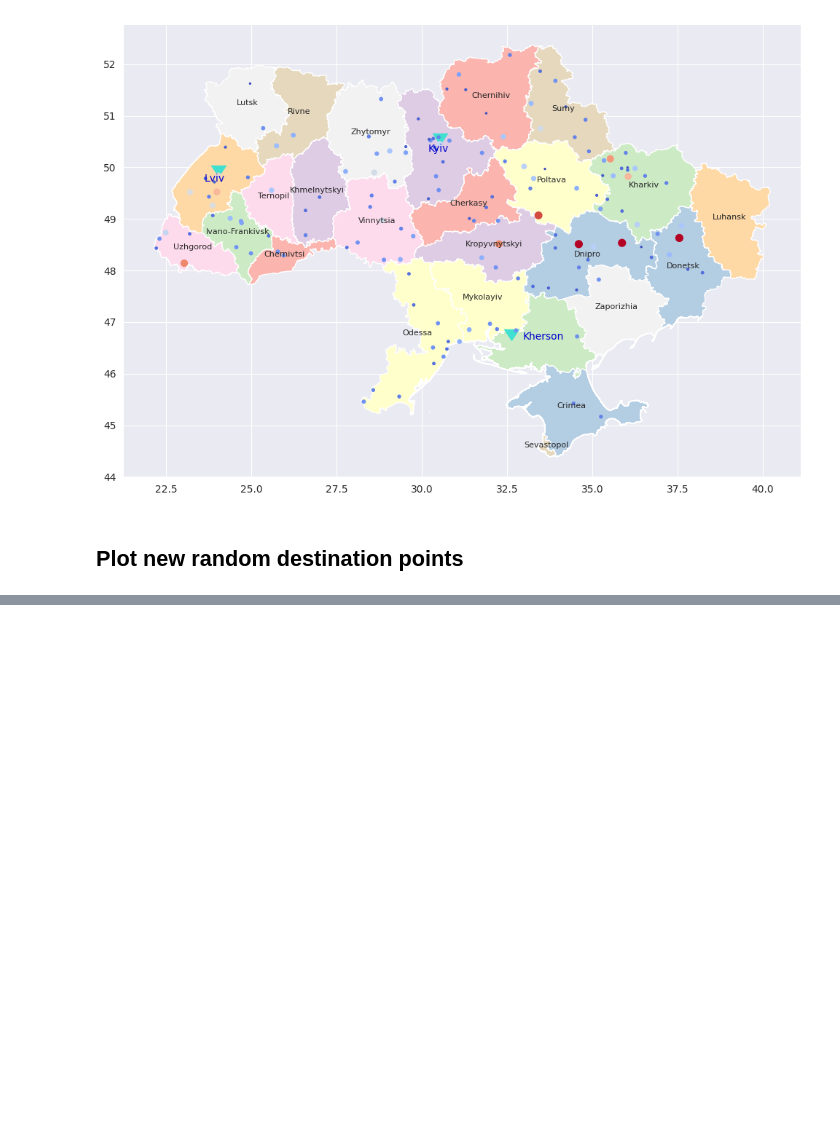
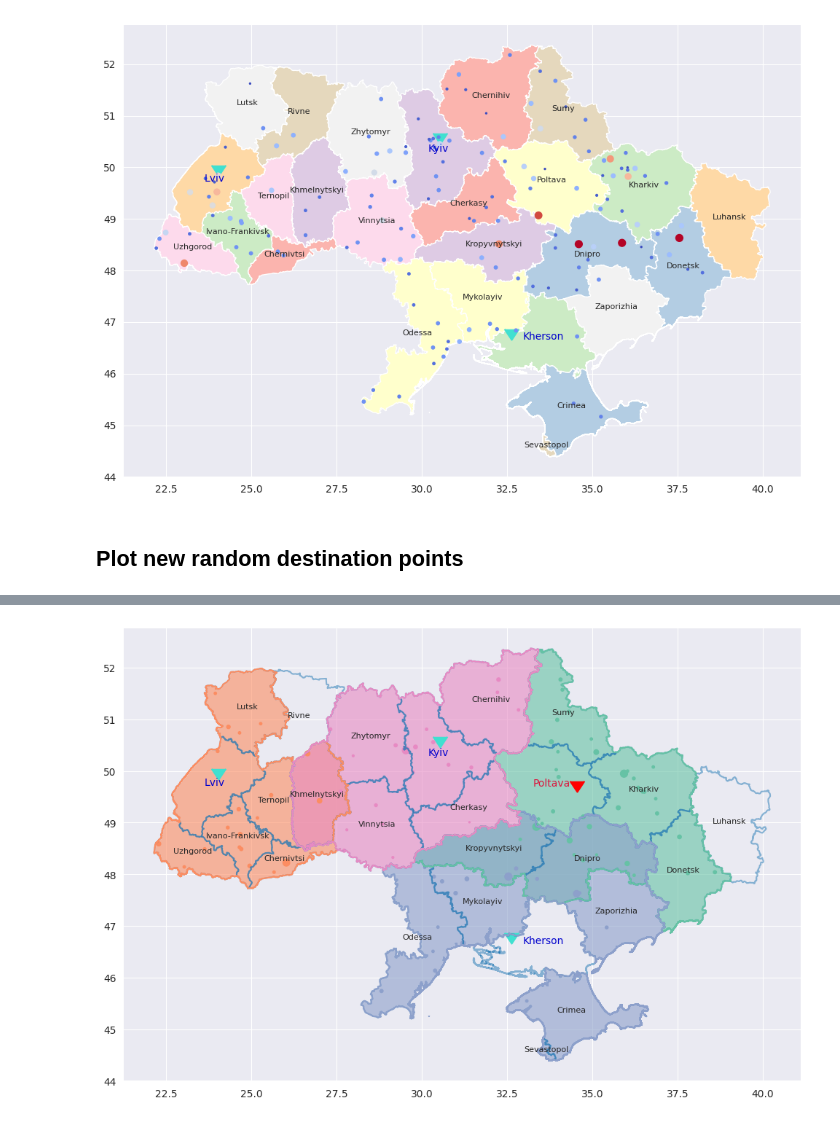
Before and after one commit to alorthius/tarilka, a Jupyter notebook: proj.ipynb, the cells around one changed output, grey strips where cells are left out. Drawn from its saved outputs; the diff is of its cells as text; code cells hidden in the pictures; blank space fills up the shorter version.

```diff
--- a/proj.ipynb
+++ b/proj.ipynb
@@ -192,0 +202,11 @@ best_clustering.head()
+# %%
+clusters = {}  # new_warehouses_total
+all_warehouses = frozenset(warehouses.union(best_new_warehouses))
+colors = matplotlib.cm.get_cmap('Set2')
+
+for i, wh in enumerate(all_warehouses):
+    regions_in_range = frozenset(best_clustering[best_clustering['closest_warehouse'] == wh]['region'].to_numpy())
+    # names_in_range = [df_regions[df_regions['REGION'] == reg]['NAME_1'].to_numpy()[0] for reg in regions_in_range]
+    clusters[wh] = (colors(i), regions_in_range)
+
+clusters
@@ -192,0 +231,29 @@ best_clustering.head()
+# %%
+def plot_cluster(ax: plt.axes, regions: frozenset, color: tuple):
+    df = df_regions[df_regions['REGION'].isin(regions)]
+    df = df.dissolve(aggfunc='sum')
+
+    ax = df.plot(ax=ax, color=color, alpha=0.6)
+    ax = df.boundary.plot(ax=ax, color=color)
+# %%
+fig, ax = plt.subplots(figsize=(12, 12))
+
+ax = df_regions.boundary.plot(ax=ax, alpha=0.5)
+
+for key, tup in clusters.items():
+    plot_cluster(ax, tup[-1], tup[0])
+
+old_warehouses_points = df_cities[df_cities['name'].isin(warehouses)]
+old_warehouses_points.plot(ax=ax, marker=markers.CARETDOWN, markersize=200, color='turquoise')
+
+new_warehouses_points = df_cities[df_cities['name'].isin(best_new_warehouses)]
+new_warehouses_points.plot(ax=ax, marker=markers.CARETDOWN, markersize=200, color='red')
+
+df_regions.apply(lambda x: plt.annotate(text=x['NAME_1'], xy=x.geometry.centroid.coords[0], ha='center', fontsize=8) if x['NAME_1'] not in warehouses.union(best_new_warehouses) else None, axis=1)
+df_regions.apply(lambda x: plt.annotate(text=x['NAME_1'], xy=x.geometry.centroid.coords[0], ha='center', color='mediumblue', fontsize=10) if x['NAME_1'] in warehouses else None, axis=1)
+df_regions.apply(lambda x: plt.annotate(text=x['NAME_1'], xy=x.geometry.centroid.coords[0], ha='center', color='crimson', fontsize=10) if x['NAME_1'] in best_new_warehouses else None, axis=1)
+
+
+best_clustering.plot(ax=ax, marker='o', markersize=2*best_clustering['capacity'], color=list(map(lambda x: clusters.get(x)[0], best_clustering['closest_warehouse'].to_numpy())));
+# %% [output]
+[figure, added]
```
Also changed, not shown: parts of 7 cells of this notebook.
